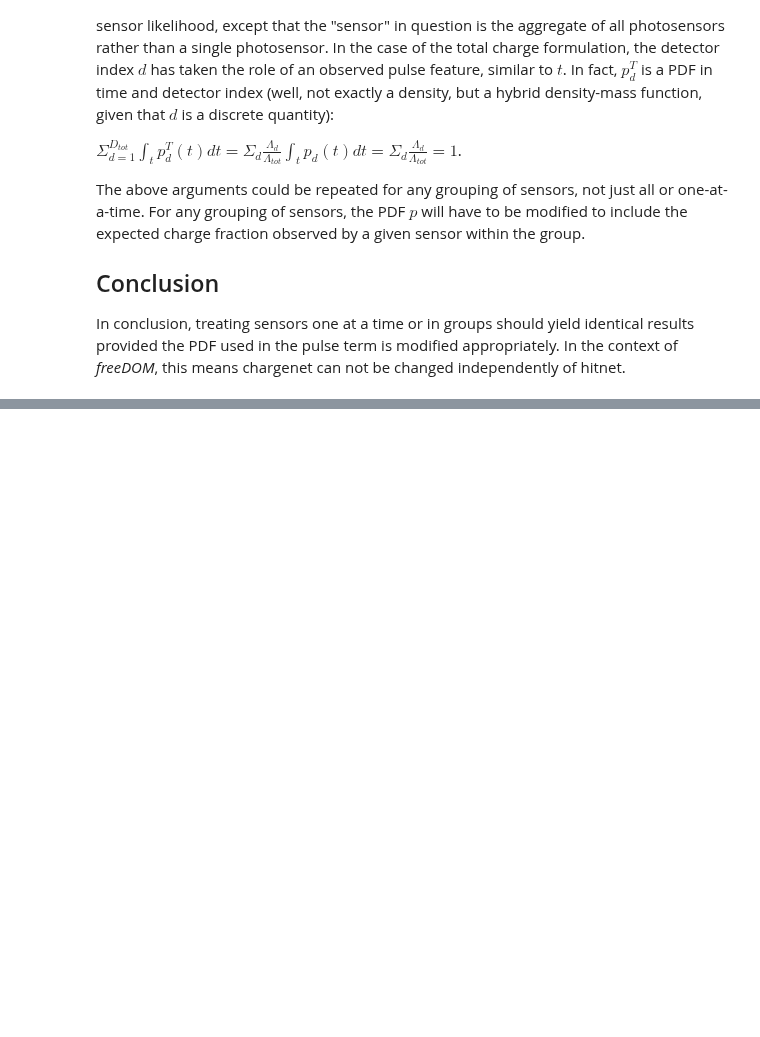
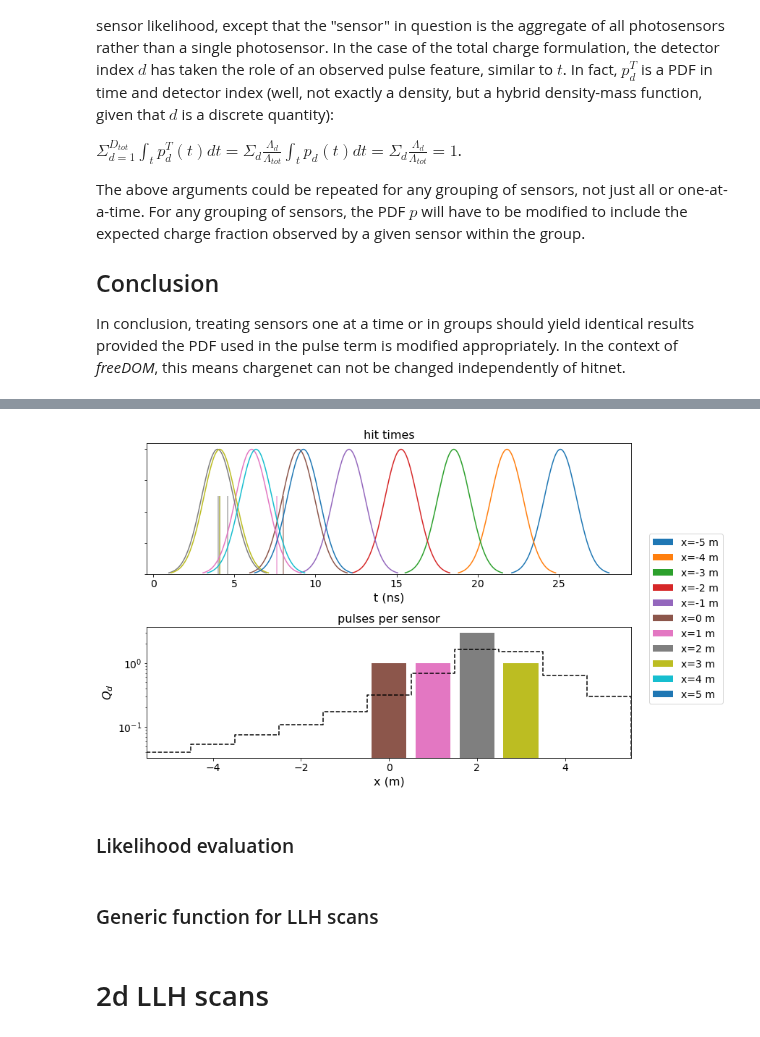
Before and after one commit to philippeller/freeDOM, a Jupyter notebook: notebooks/atfienberg/EML_decompision.ipynb, the cells around one changed output, grey strips where cells are left out. Saved outputs shown, nothing was run; the diff lists cells and outputs as text; code cells hidden in the pictures; blank space fills up the shorter version.

```diff
--- a/notebooks/atfienberg/EML_decompision.ipynb
+++ b/notebooks/atfienberg/EML_decompision.ipynb
@@ -75,0 +242,3 @@ In conclusion, treating sensors one at a time or in groups should yield identica
+# %%
+# generate one event and plot it
+event = generate_event(x_src=example_x_src, b=example_b_src, N_src=example_N_src)
@@ -75,0 +297,6 @@ In conclusion, treating sensors one at a time or in groups should yield identica
+# %%
+plot_event(*event, plot_expected=True, x_src=example_x_src, b_src=example_b_src, N_src=example_N_src, t_src=0)
+# %% [output]
+[figure, added]
+# %% [markdown]
+### Likelihood evaluation
@@ -75,0 +362,2 @@ In conclusion, treating sensors one at a time or in groups should yield identica
+# %% [markdown]
+### Generic function for LLH scans
@@ -75,0 +403,2 @@ In conclusion, treating sensors one at a time or in groups should yield identica
+# %% [markdown]
+# 2d LLH scans
```
Also changed, not shown: parts of 34 cells of this notebook.
